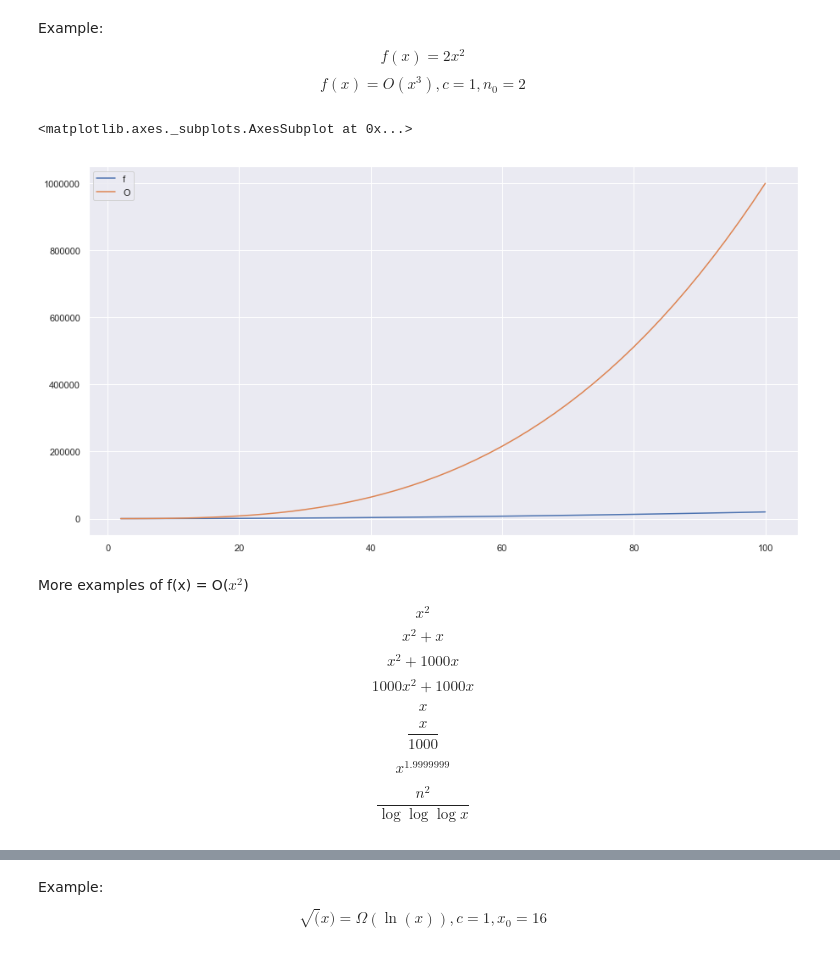
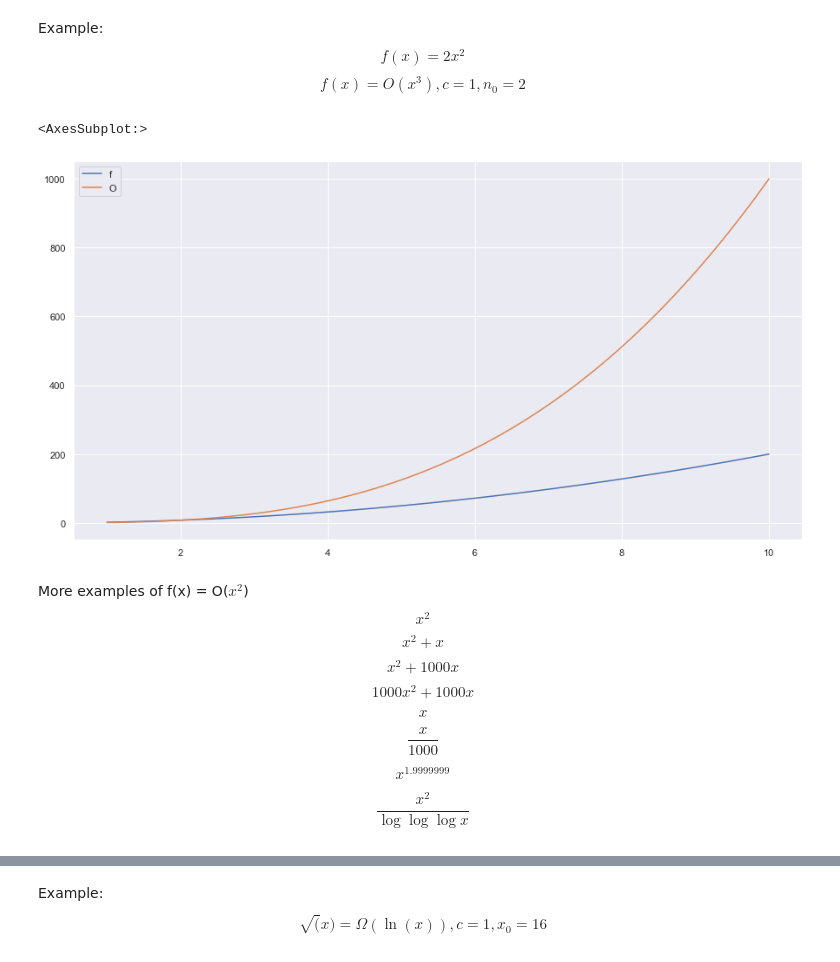
Before and after one commit to kvikeg/DataStructures-and-Algorithms, a Jupyter notebook: Growth/Lecture 1 - growth of functions and algorithms.ipynb, the cells around one changed output, grey strips where cells are left out. Saved outputs shown, nothing was run; the diff lists cells and outputs as text; code cells hidden in the pictures.

```diff
--- a/Growth/Lecture 1 - growth of functions and algorithms.ipynb
+++ b/Growth/Lecture 1 - growth of functions and algorithms.ipynb
@@ -60,16 +60,16 @@ Example:
     $$ f(x) = O(x^3), c = 1, n_0 =2 $$
 # %%
 # x = np.linspace(0, 2)
-x = np.linspace(2, 100)
+x = np.linspace(1, 10)
 fx = 2* x**2
 ox = x**3
 
 plt.figure(figsize = (15,8))
 sns.lineplot(x, fx, label="f")
 sns.lineplot(x, ox, label="O")
 # %% [output]
-<matplotlib.axes._subplots.AxesSubplot at 0x...>
+<AxesSubplot:>
-[figure, old version]
+[figure, new version]
 # %% [markdown]
 More examples of f(x) = O($ x^2 $)
 $$ x^2 $$
@@ -81,7 +81,7 @@ $$ \frac{x }{ 1000} $$
 
 $$ x^{1.9999999} $$
 
-$$ \frac{n^2}{\log \log \log x} $$
+$$ \frac{x^2}{\log \log \log x} $$
 # %% [markdown]
 ![Slide9.JPG](attachment:Slide9.JPG)
 # %% [markdown]
```
Also changed, not shown: parts of 4 cells of this notebook, 2 other files.
